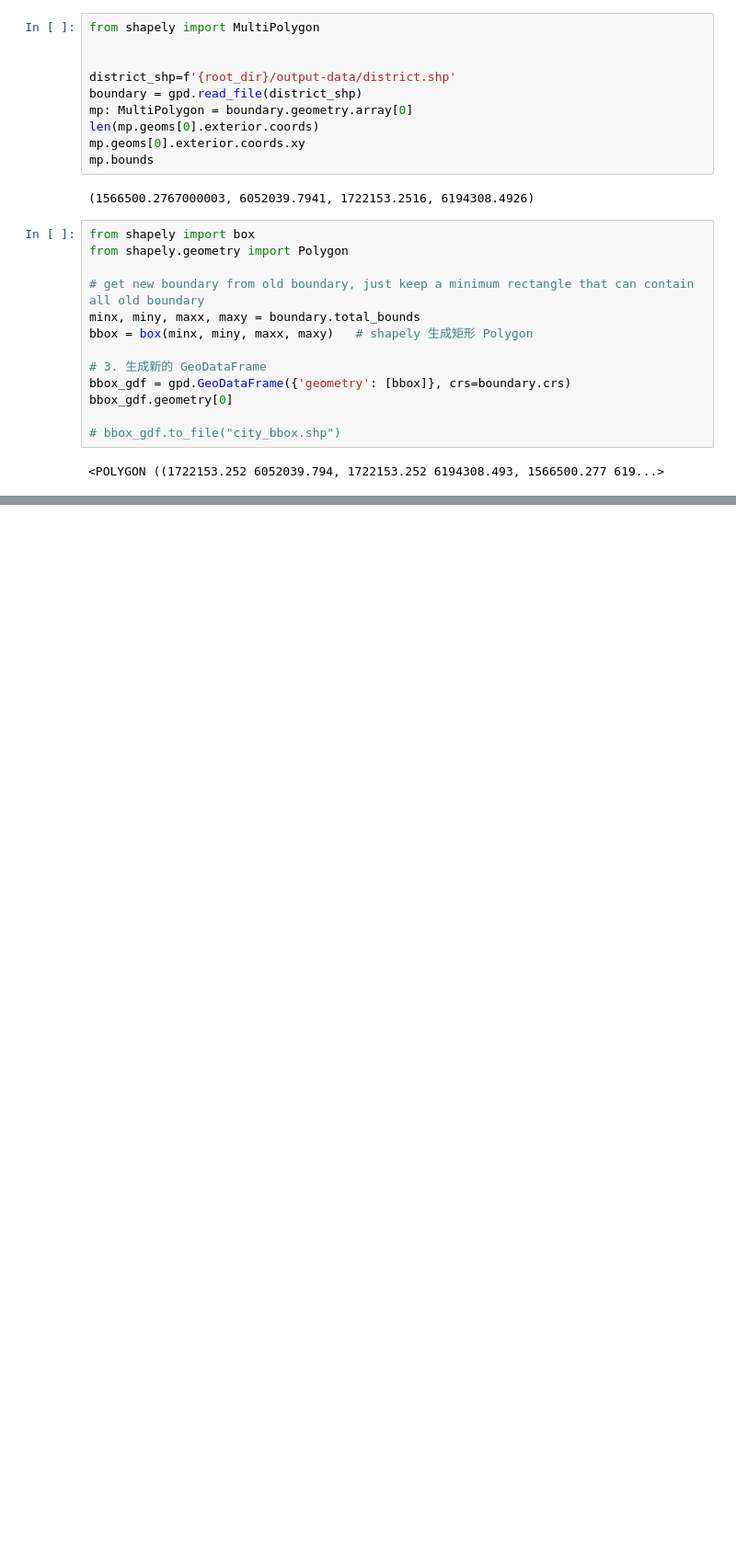
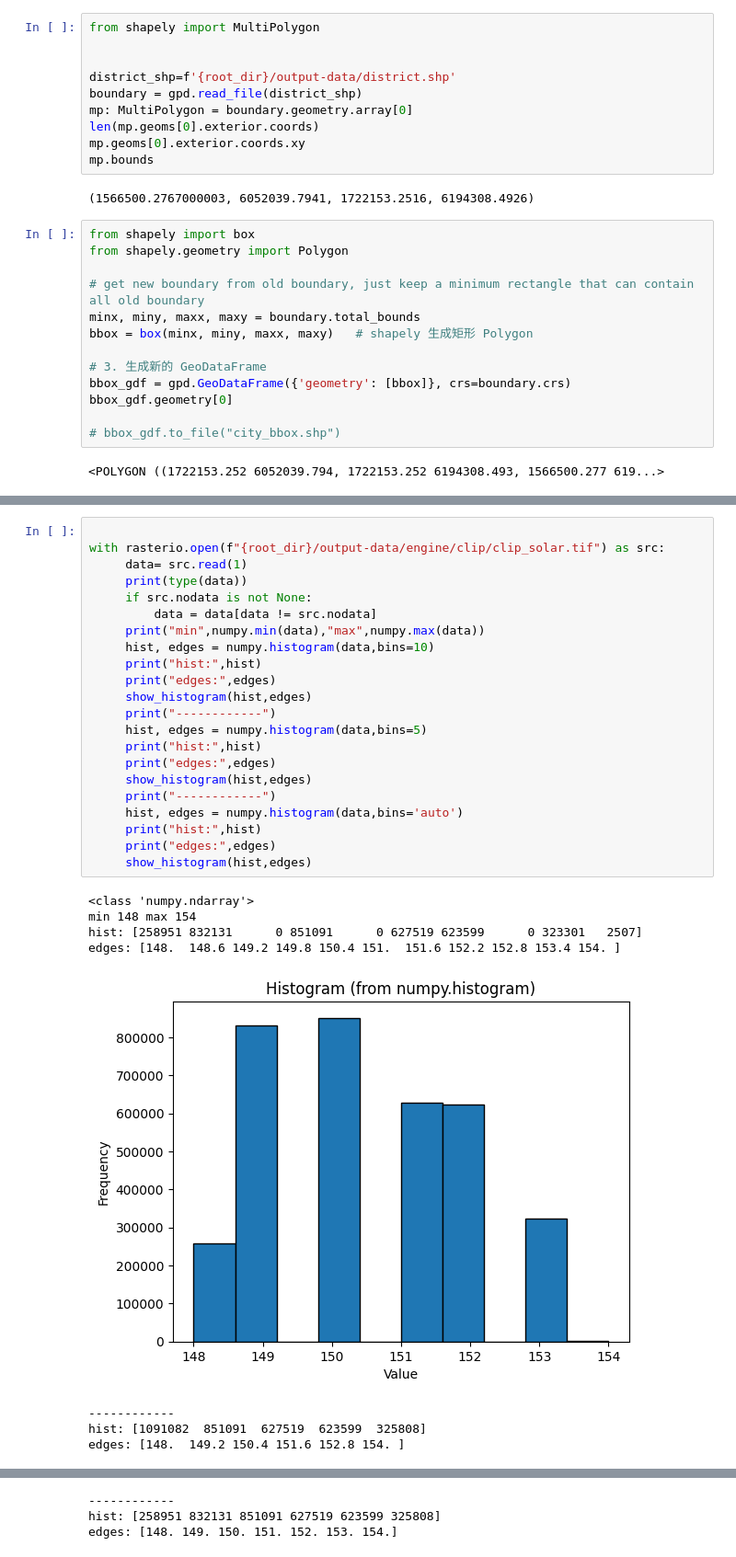
Before and after one commit to landyking/site-analyzer, a Jupyter notebook: experiments/clip_optimize.ipynb, the cells around one changed output, grey strips where cells are left out. Shown at 92% size. Drawn from its saved outputs; the diff is of its cells as text; blank space fills up the shorter version.

```diff
--- a/experiments/clip_optimize.ipynb
+++ b/experiments/clip_optimize.ipynb
@@ -190,0 +249,31 @@ bbox_gdf.geometry[0]
+# %%
+
+with rasterio.open(f"{root_dir}/output-data/engine/clip/clip_solar.tif") as src:
+     data= src.read(1)
+     print(type(data))
+     if src.nodata is not None:
+         data = data[data != src.nodata]
+     print("min",numpy.min(data),"max",numpy.max(data))
+     hist, edges = numpy.histogram(data,bins=10)
+     print("hist:",hist)
+     print("edges:",edges)
+     show_histogram(hist,edges)
+     print("------------")
+     hist, edges = numpy.histogram(data,bins=5)
+     print("hist:",hist)
+     print("edges:",edges)
+     show_histogram(hist,edges)
+     print("------------")
+     hist, edges = numpy.histogram(data,bins='auto')
+     print("hist:",hist)
+     print("edges:",edges)
+     show_histogram(hist,edges)
+# %% [output]
+<class 'numpy.ndarray'>
+min 148 max 154
+hist: [258951 832131      0 851091      0 627519 623599      0 323301   2507]
+edges: [148.  148.6 149.2 149.8 150.4 151.  151.6 152.2 152.8 153.4 154. ]
+[figure, added]
+------------
+hist: [1091082  851091  627519  623599  325808]
+edges: [148.  149.2 150.4 151.6 152.8 154. ]
@@ -190,0 +281,3 @@ bbox_gdf.geometry[0]
+------------
+hist: [258951 832131 851091 627519 623599 325808]
+edges: [148. 149. 150. 151. 152. 153. 154.]
```
Also changed, not shown: parts of 3 cells of this notebook, 1 other file.
